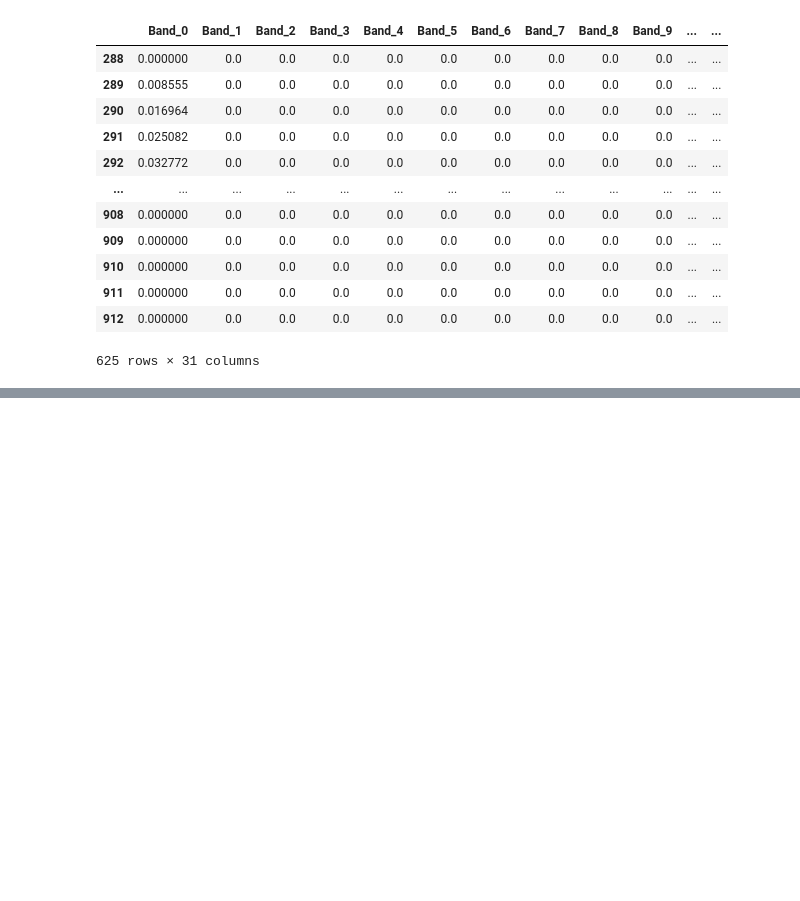
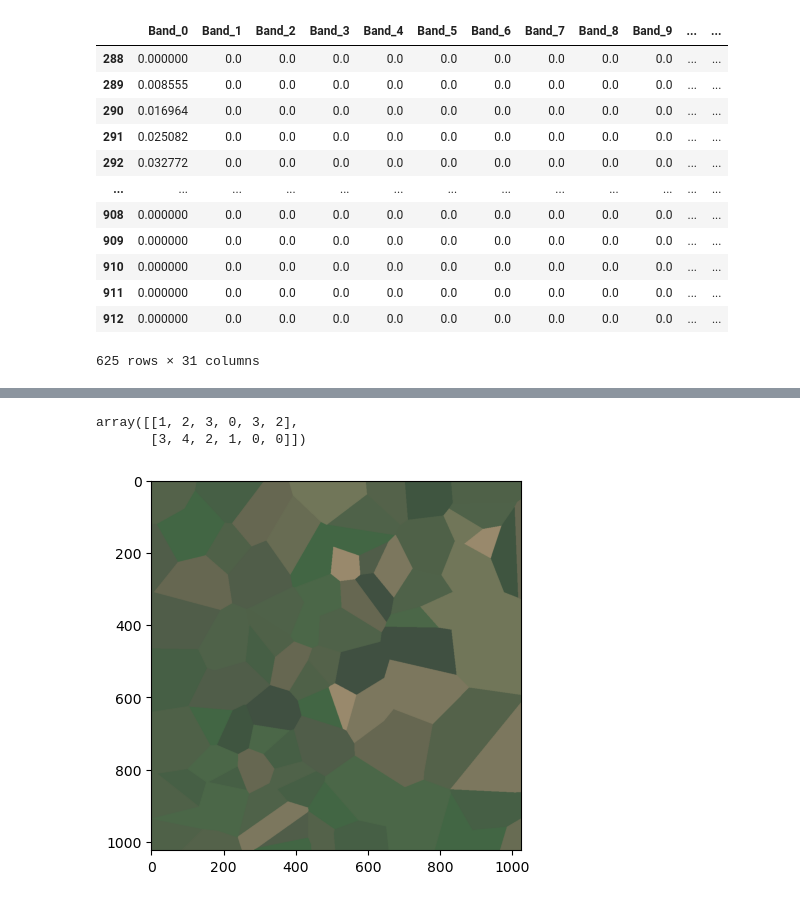
Before and after one commit to miracleyoo/voronoi-hsi-generation, a Jupyter notebook: scratch.ipynb, the cells around one changed output, grey strips where cells are left out. Drawn from its saved outputs; the diff is of its cells as text; code cells hidden in the pictures; blank space fills up the shorter version.

```diff
--- a/scratch.ipynb
+++ b/scratch.ipynb
@@ -161,0 +364,11 @@ for path in paths:
+# %%
+img1[:,img1.sum(axis=0)!=0]
+# %% [output]
+array([[1, 2, 3, 0, 3, 2],
+       [3, 4, 2, 1, 0, 0]])
+# %%
+imgg = mio.load(r'L:\Satellite\synthetic_sentinel_real\voronoi1024_43\64x.pkl')
+mcv.imshow(imgg, multiply=30)
+plt.show()
+# %% [output]
+[figure, added]
```
Also changed, not shown: parts of 17 cells of this notebook, 4 other files.
